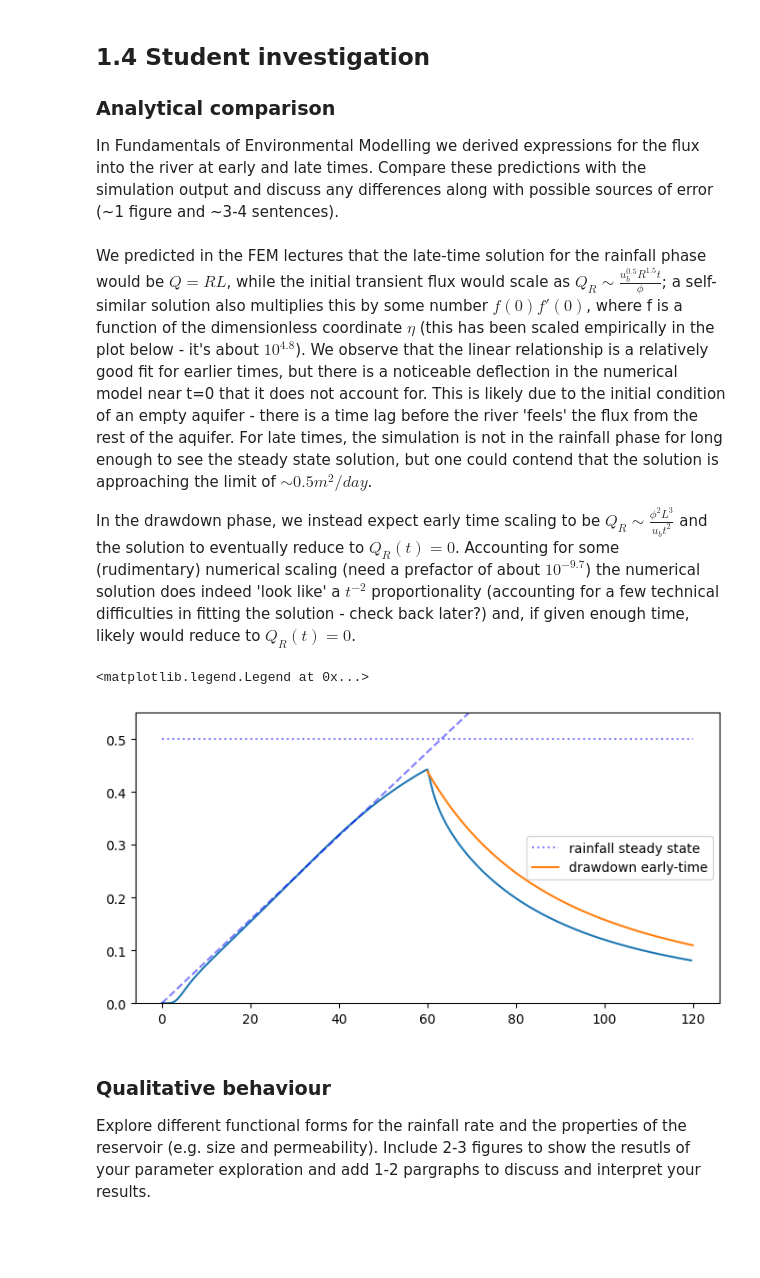
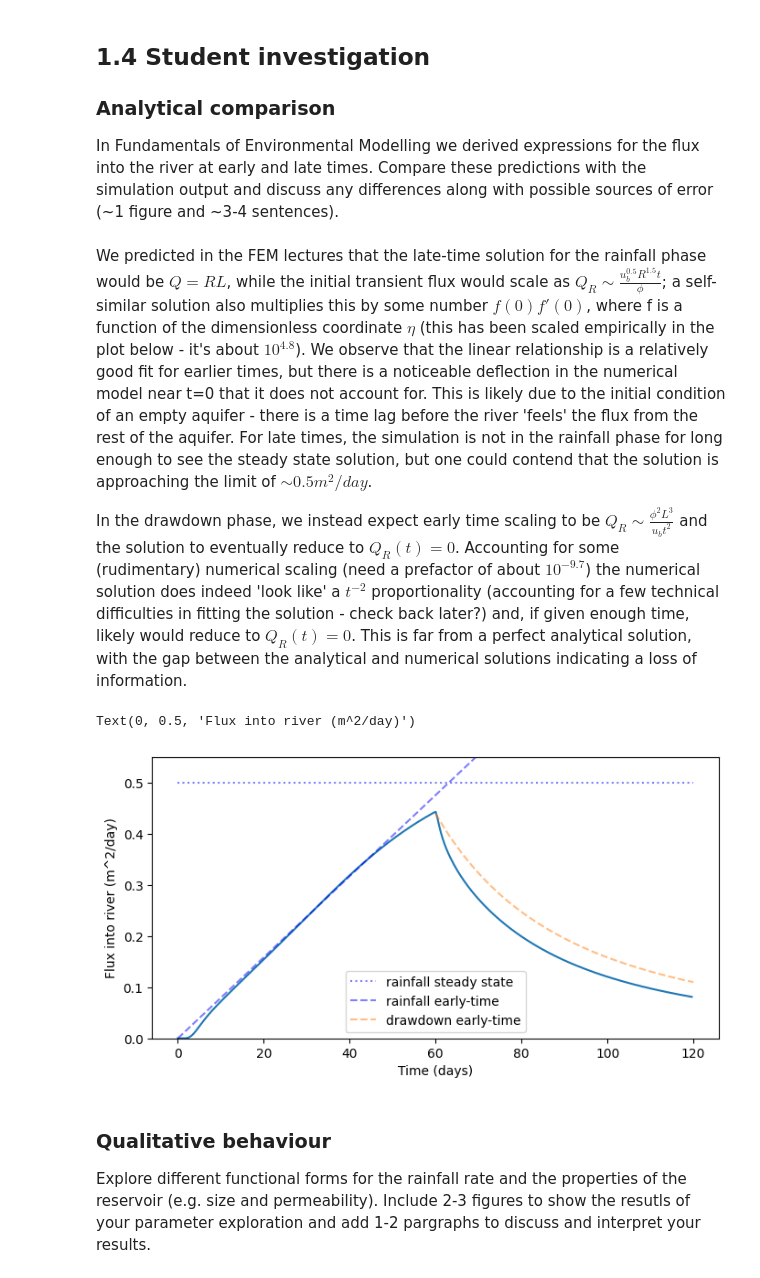
Before and after one commit to OscarHorstrup/QCES_0311K, a Jupyter notebook: Project2_transport.ipynb, the cells around one changed output. Saved outputs shown, nothing was run; the diff lists cells and outputs as text; code cells hidden in the pictures; blank space fills up the shorter version.

```diff
--- a/Project2_transport.ipynb
+++ b/Project2_transport.ipynb
@@ -294,24 +294,26 @@ In Fundamentals of Environmental Modelling we derived expressions for the flux i
 # %% [markdown]
 We predicted in the FEM lectures that the late-time solution for the rainfall phase would be $Q=RL$, while the initial transient flux would scale as $Q_R \sim \frac{u_b^{0.5}R^{1.5}t}{\phi}$; a self-similar solution also multiplies this by some number $f(0)f'(0)$, where f is a function of the dimensionless coordinate $\eta$ (this has been scaled empirically in the plot below - it's about $10^{4.8}$). We observe that the linear relationship is a relatively good fit for earlier times, but there is a noticeable deflection in the numerical model near t=0 that it does not account for. This is likely due to the initial condition of an empty aquifer - there is a time lag before the river 'feels' the flux from the rest of the aquifer. For late times, the simulation is not in the rainfall phase for long enough to see the steady state solution, but one could contend that the solution is approaching the limit of $\sim 0.5m^2/day$.
 
-In the drawdown phase, we instead expect early time scaling to be $Q_R \sim \frac{\phi^2L^3}{u_bt^2}$ and the solution to eventually reduce to $Q_R(t)=0$. Accounting for some (rudimentary) numerical scaling (need a prefactor of about $10^{-9.7}$) the numerical solution does indeed 'look like' a $t^{-2}$ proportionality (accounting for a few technical difficulties in fitting the solution - check back later?) and, if given enough time, likely would reduce to $Q_R(t) = 0$.
+In the drawdown phase, we instead expect early time scaling to be $Q_R \sim \frac{\phi^2L^3}{u_bt^2}$ and the solution to eventually reduce to $Q_R(t)=0$. Accounting for some (rudimentary) numerical scaling (need a prefactor of about $10^{-9.7}$) the numerical solution does indeed 'look like' a $t^{-2}$ proportionality (accounting for a few technical difficulties in fitting the solution - check back later?) and, if given enough time, likely would reduce to $Q_R(t) = 0$. This is far from a perfect analytical solution, with the gap between the analytical and numerical solutions indicating a loss of information.
 # %%
 fig, ax = plt.subplots(figsize=(8,4))
 
 x=np.linspace(0,120,100)
 f = np.ones(100)*R0*L*day
 g = np.ones(100)*((ub**(0.5)*R0**(1.5)*x)/phi) * day * 10**(4.8)
 x2 = np.linspace(60,120,60)
 j = lambda x: (phi**2*L**3)/(ub*(x)**2)*day * 10**(-9.7)
 ax.plot(t_save / day, QR_save * day)
 ax.plot(x, f, c='blue', ls=':', alpha=0.5, label='rainfall steady state')
-ax.plot(x, g, alpha=0.5, ls='--', c='blue')
-ax.plot(x2, j(x2), label='drawdown early-time')
+ax.plot(x, g, alpha=0.5, ls='--', c='blue', label='rainfall early-time')
+ax.plot(x2, j(x2), label='drawdown early-time', alpha=0.5, ls='--')
 ax.set_ylim(0, 0.55)
 ax.legend()
+ax.set_xlabel('Time (days)')
+ax.set_ylabel('Flux into river (m^2/day)')
 # %% [output]
-<matplotlib.legend.Legend at 0x...>
+Text(0, 0.5, 'Flux into river (m^2/day)')
-[figure, old version]
+[figure, new version]
 # %% [markdown]
 ### Qualitative behaviour
 Explore different functional forms for the rainfall rate and the properties of the reservoir (e.g. size and permeability).  Include 2-3 figures to show the resutls of your parameter exploration and add 1-2 pargraphs to discuss and interpret your results.
```
Also changed, not shown: parts of 7 cells of this notebook.
